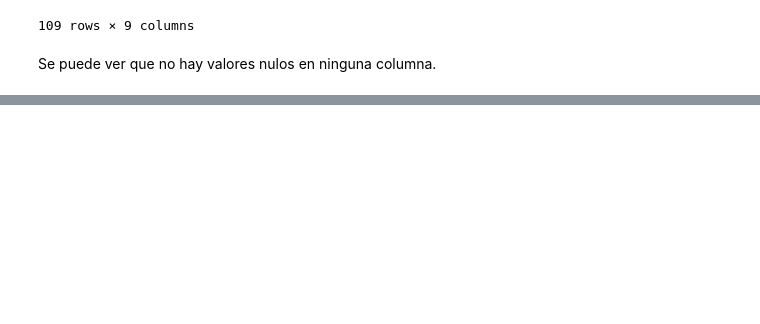
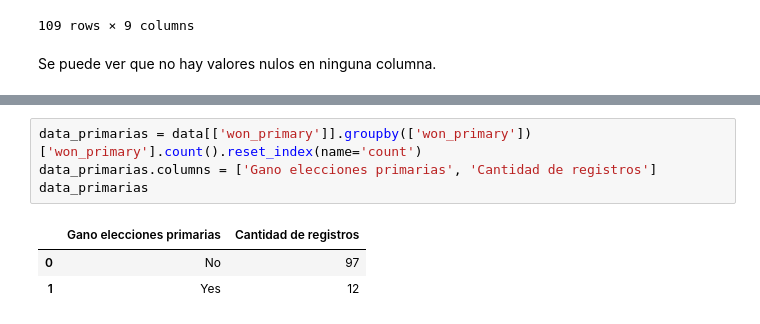
Before and after one commit to 1gnacio/orgadatos-kaggle-tp1, a Jupyter notebook: notebook707f668b56.ipynb, the cells around one changed output, grey strips where cells are left out. Saved outputs shown, nothing was run; the diff lists cells and outputs as text; blank space fills up the shorter version.

```diff
--- a/notebook707f668b56.ipynb
+++ b/notebook707f668b56.ipynb
@@ -197,0 +201,8 @@ print(sum(s.values()))
+# %%
+data_primarias = data[['won_primary']].groupby(['won_primary'])['won_primary'].count().reset_index(name='count')
+data_primarias.columns = ['Gano elecciones primarias', 'Cantidad de registros']
+data_primarias
+# %% [output]
+|  | Gano elecciones primarias | Cantidad de registros |
+| 0 | No | 97 |
+| 1 | Yes | 12 |
```
Also changed, not shown: parts of 16 cells of this notebook.
